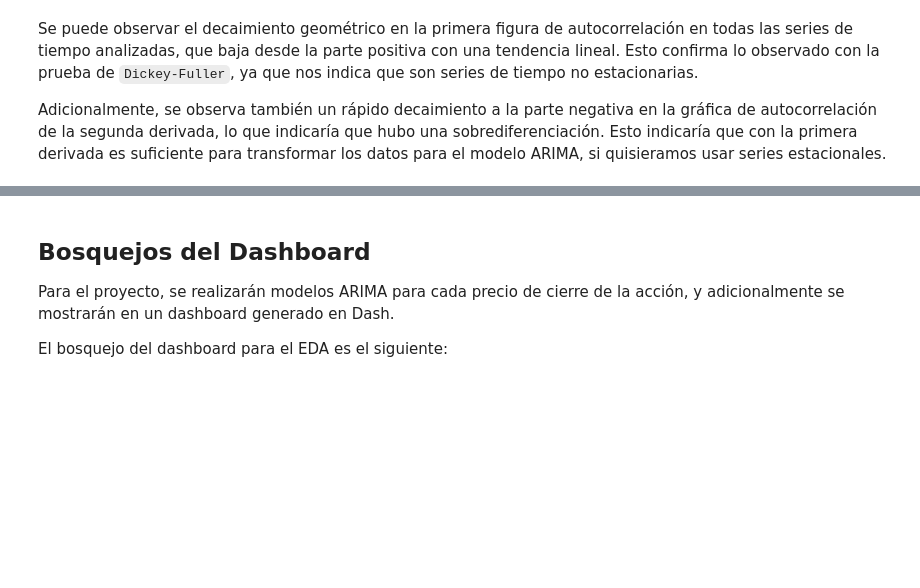
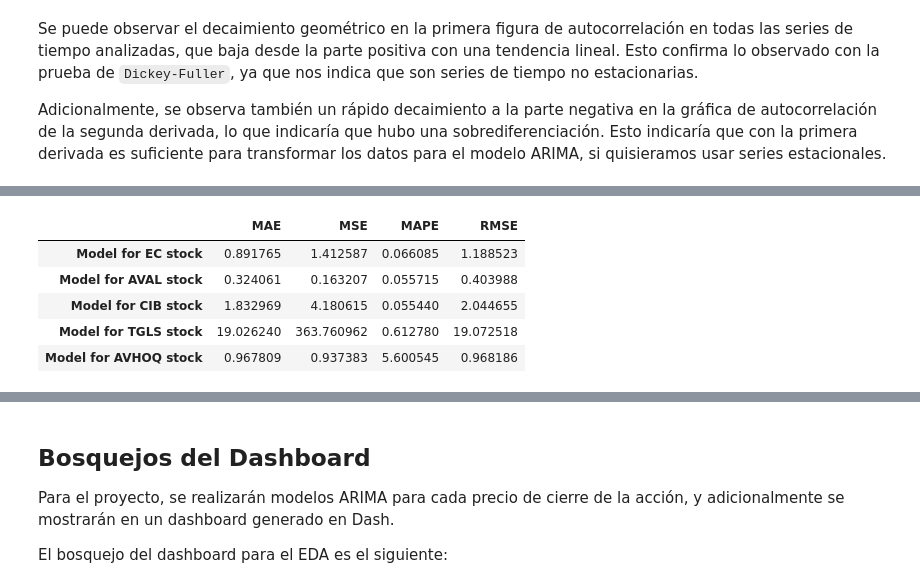
Before and after one commit to jorarcar/Visualizacion_JA_AP, a Jupyter notebook: ProyectoFinal_Python/my-book-files/EDA-book/EDA_Acciones_COL.ipynb, the cells around one changed output, grey strips where cells are left out. Saved outputs shown, nothing was run; the diff lists cells and outputs as text; code cells hidden in the pictures; blank space fills up the shorter version.

```diff
--- a/ProyectoFinal_Python/my-book-files/EDA-book/EDA_Acciones_COL.ipynb
+++ b/ProyectoFinal_Python/my-book-files/EDA-book/EDA_Acciones_COL.ipynb
@@ -733,0 +808,15 @@ Empezemos primero con el modelo de regresión lineal. Se entrenará un modelo pa
+# %%
+def forecast_accuracy(forecast, actual, str_name):
+
+    mape = np.mean(np.abs(forecast - actual)/np.abs(actual)) # MAPE
+    mae = np.mean(np.abs(forecast - actual))                 # MAE
+    rmse = np.mean((forecast - actual)**2)**.5               # RMSE
+    mse = np.mean((forecast - actual)**2)                    # MSE
+
+    df_acc = pd.DataFrame({'MAE': [mae],
+                           'MSE': [mse],
+                           'MAPE': [mape],
+                           'RMSE': [rmse]},
+                          index=[str_name])
+
+    return df_acc
@@ -733,0 +850,28 @@ Empezemos primero con el modelo de regresión lineal. Se entrenará un modelo pa
+# %%
+#Nombres
+stocks = ["EC", "AVAL","CIB", "TGLS", "AVHOQ"]
+
+#Variable para guardar las predicciones de cada modelo
+predictions_list_linear = []
+
+#for loop para recorrer los modelos y generar las predicciones
+for var in linear_models:
+    pred = linear_rolling(*var)
+    predictions_list_linear.append(pred)
+
+#Variable para guardar las métricas
+df_metricas_l = pd.DataFrame()
+
+#Usamos la función forecast_accuracy para calcular las métricas de cada modelo
+for i, pred in enumerate(predictions_list_linear):
+    df_temp = forecast_accuracy(np.array(pred),np.array(linear_models[i][3]), "Model for {} stock".format(stocks[i]))
+    df_metricas_l = pd.concat([df_metricas_l, df_temp], axis=0)
+
+df_metricas_l
+# %% [output]
+|  | MAE | MSE | MAPE | RMSE |
+| Model for EC stock | 0.891765 | 1.412587 | 0.066085 | 1.188523 |
+| Model for AVAL stock | 0.324061 | 0.163207 | 0.055715 | 0.403988 |
+| Model for CIB stock | 1.832969 | 4.180615 | 0.055440 | 2.044655 |
+| Model for TGLS stock | 19.026240 | 363.760962 | 0.612780 | 19.072518 |
+| Model for AVHOQ stock | 0.967809 | 0.937383 | 5.600545 | 0.968186 |
```
Also changed, not shown: parts of 29 cells of this notebook, 21 other files.
